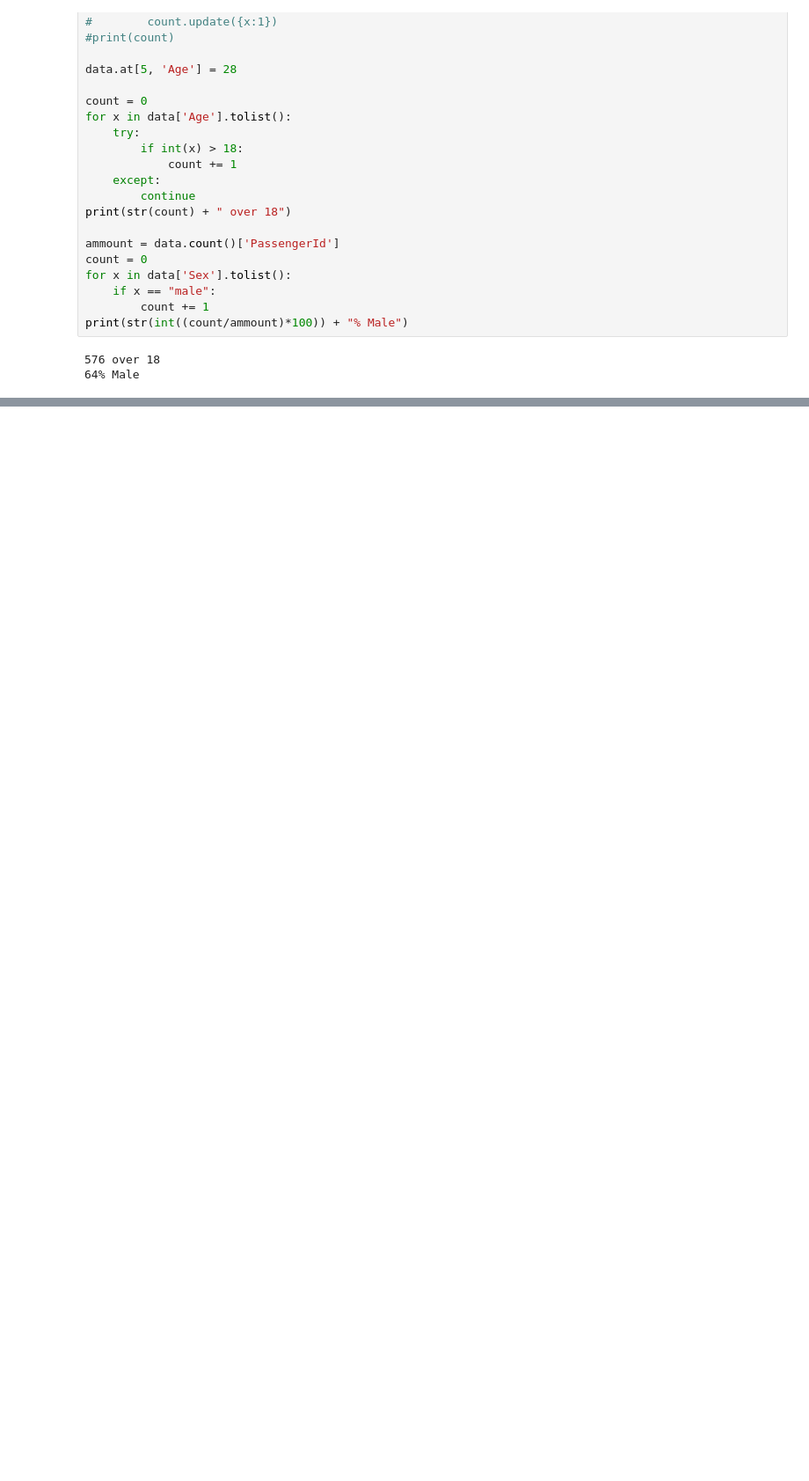
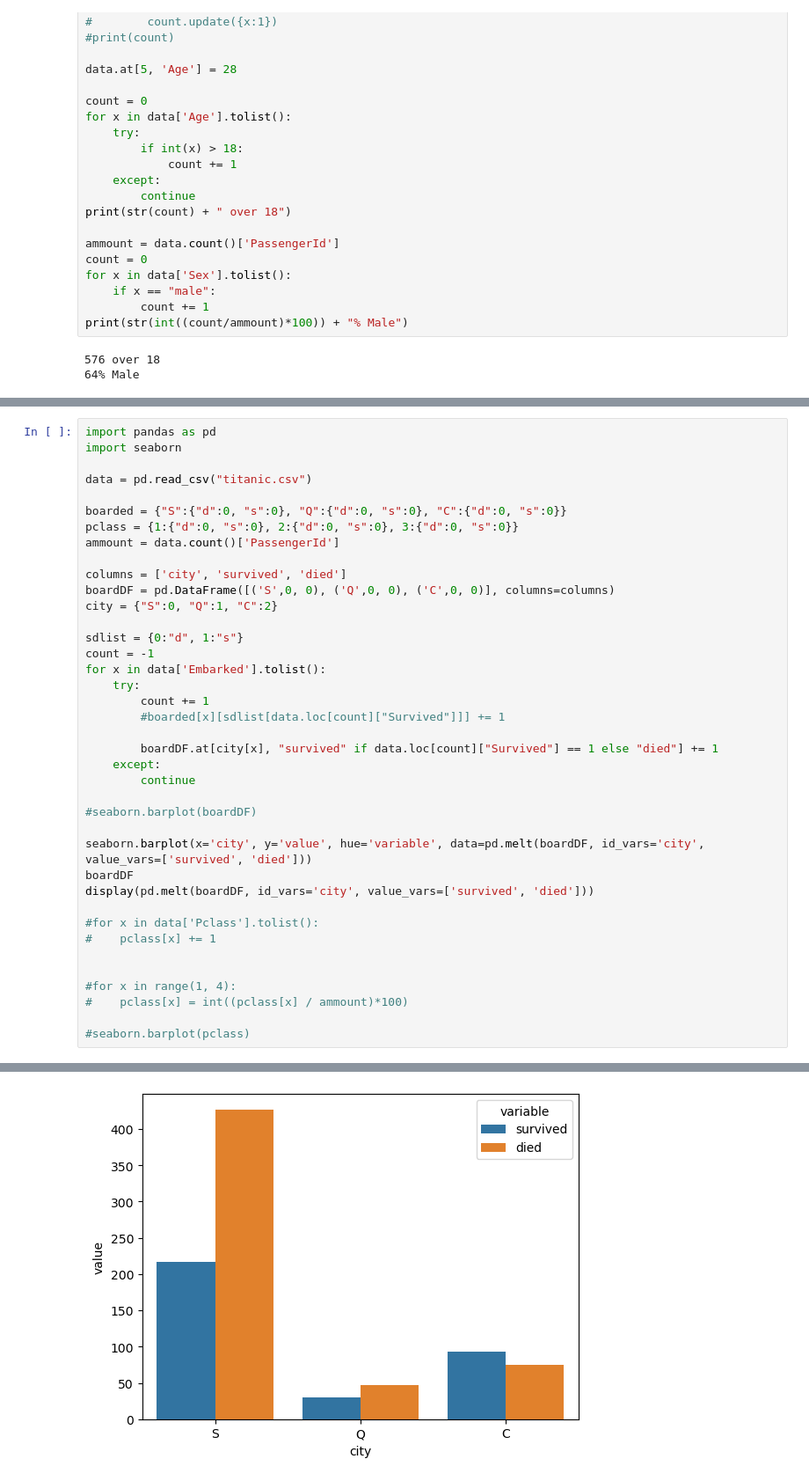
Before and after one commit to Duedot43/AIClass, a Jupyter notebook: Simester One/Titanic/Titanic.ipynb, the cells around one changed output, grey strips where cells are left out. Shown at 88% size. Saved outputs shown, nothing was run; the diff lists cells and outputs as text; blank space fills up the shorter version.

```diff
--- a/Simester One/Titanic/Titanic.ipynb
+++ b/Simester One/Titanic/Titanic.ipynb
@@ -57,0 +113,40 @@ display(count)
+# %%
+import pandas as pd
+import seaborn
+
+data = pd.read_csv("titanic.csv")
+
+boarded = {"S":{"d":0, "s":0}, "Q":{"d":0, "s":0}, "C":{"d":0, "s":0}}
+pclass = {1:{"d":0, "s":0}, 2:{"d":0, "s":0}, 3:{"d":0, "s":0}}
+ammount = data.count()['PassengerId']
+
+columns = ['city', 'survived', 'died']
+boardDF = pd.DataFrame([('S',0, 0), ('Q',0, 0), ('C',0, 0)], columns=columns)
+city = {"S":0, "Q":1, "C":2}
+
+sdlist = {0:"d", 1:"s"}
+count = -1
+for x in data['Embarked'].tolist():
+    try:
+        count += 1
+        #boarded[x][sdlist[data.loc[count]["Survived"]]] += 1
+
+        boardDF.at[city[x], "survived" if data.loc[count]["Survived"] == 1 else "died"] += 1
+    except:
+        continue
+
+#seaborn.barplot(boardDF)
+
+seaborn.barplot(x='city', y='value', hue='variable', data=pd.melt(boardDF, id_vars='city', value_vars=['survived', 'died']))
+boardDF
+display(pd.melt(boardDF, id_vars='city', value_vars=['survived', 'died']))
+
+#for x in data['Pclass'].tolist():
+#    pclass[x] += 1
+
+
+#for x in range(1, 4):
+#    pclass[x] = int((pclass[x] / ammount)*100)
+
+#seaborn.barplot(pclass)
+# %% [output]
@@ -57,0 +160 @@ display(count)
+[figure, added]
```
Also changed, not shown: parts of 5 cells of this notebook, 1 other file.
